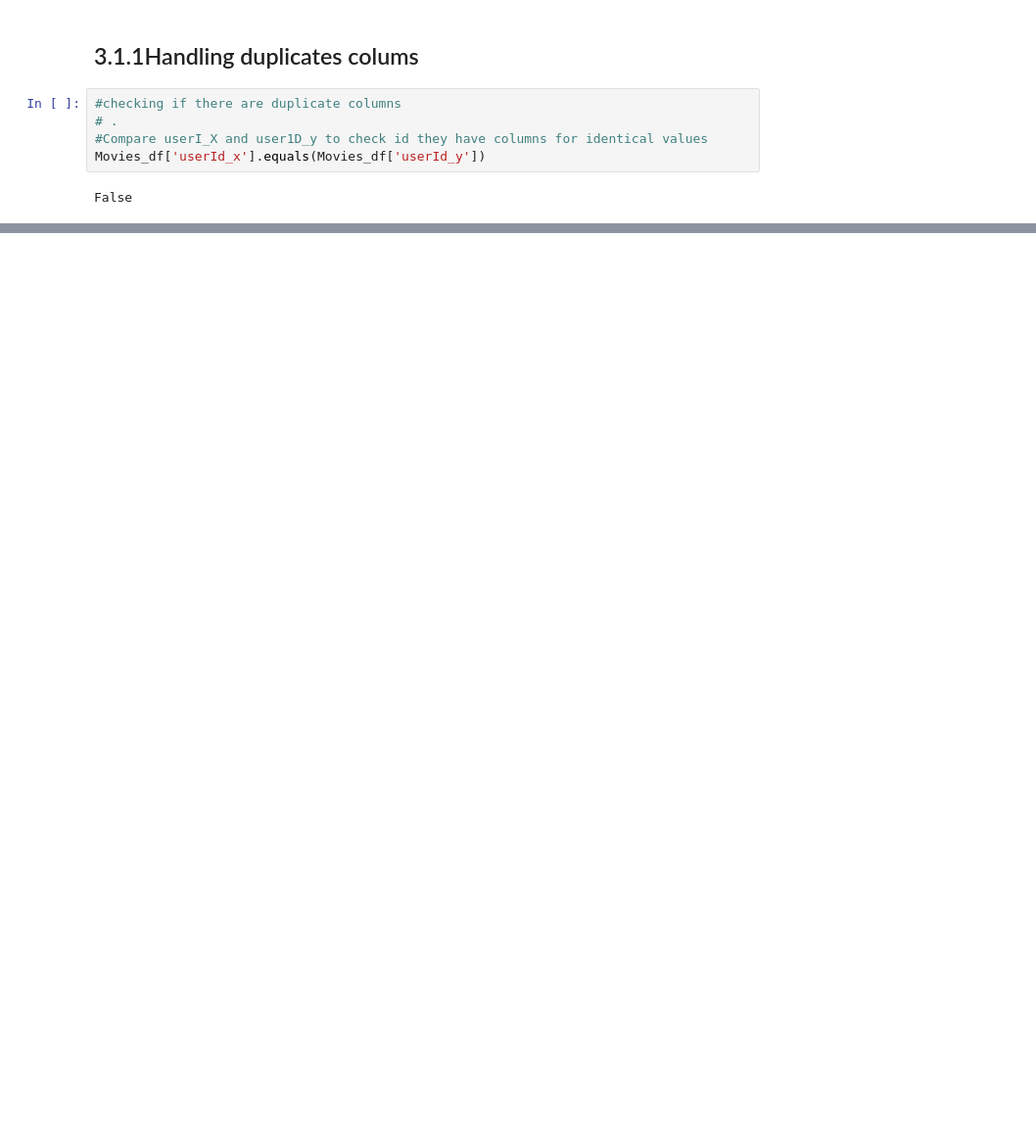
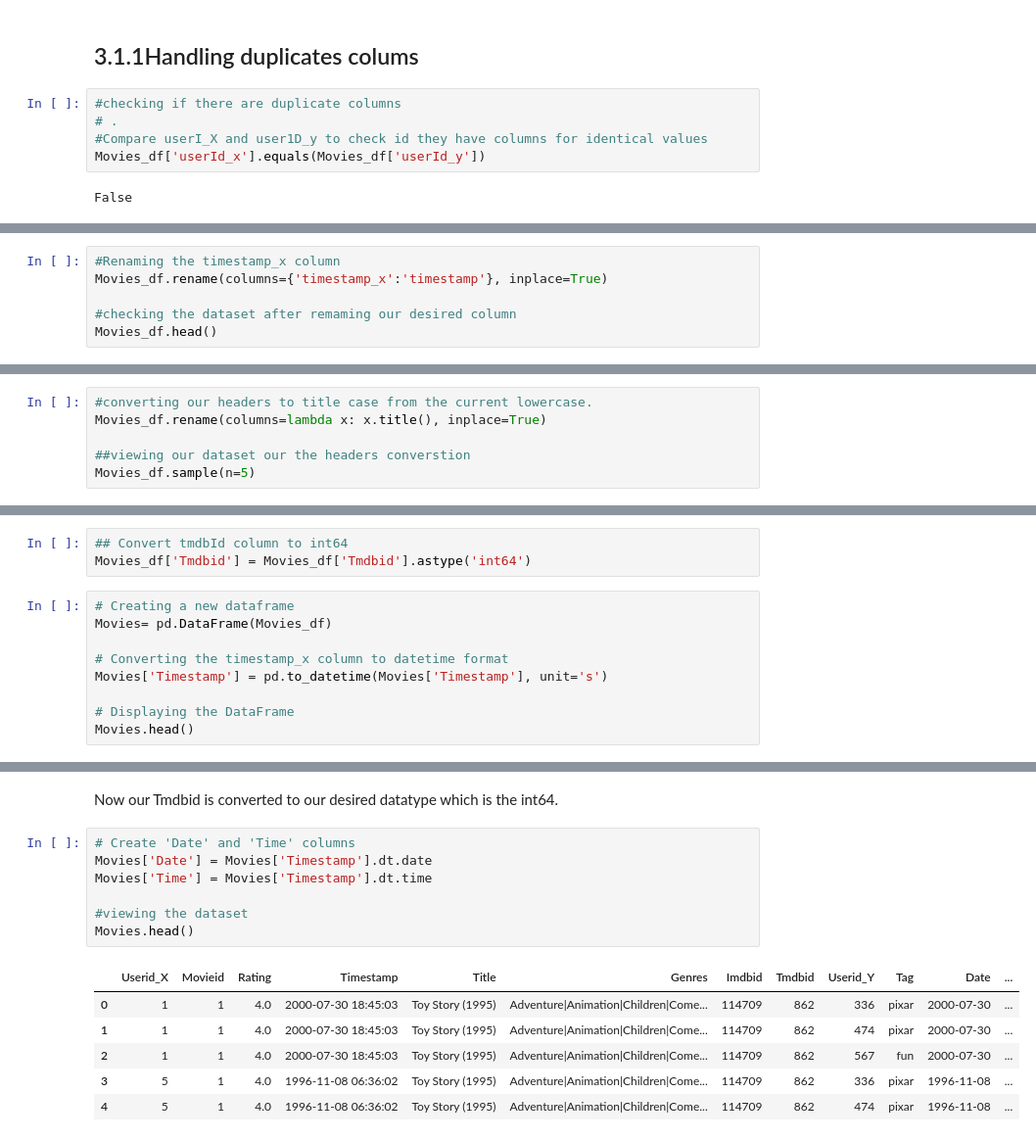
Before and after one commit to ruth-kitasi/Movielens-Recommendation-System, a Jupyter notebook: index.ipynb, the cells around one changed output, grey strips where cells are left out. Shown: that part at 98% size. Drawn from its saved outputs; the diff is of its cells as text; blank space fills up the shorter version.

Commit message:
continuation of data cleaning

```diff
--- a/index.ipynb
+++ b/index.ipynb
@@ -418,0 +448,6 @@ False
+# %%
+#Renaming the timestamp_x column
+Movies_df.rename(columns={'timestamp_x':'timestamp'}, inplace=True)
+
+#checking the dataset after remaming our desired column
+Movies_df.head()
@@ -418,0 +463,6 @@ False
+# %%
+#converting our headers to title case from the current lowercase.
+Movies_df.rename(columns=lambda x: x.title(), inplace=True)
+
+##viewing our dataset our the headers converstion
+Movies_df.sample(n=5)
@@ -418,0 +508,12 @@ False
+# %%
+## Convert tmdbId column to int64
+Movies_df['Tmdbid'] = Movies_df['Tmdbid'].astype('int64')
+# %%
+# Creating a new dataframe
+Movies= pd.DataFrame(Movies_df)
+
+# Converting the timestamp_x column to datetime format
+Movies['Timestamp'] = pd.to_datetime(Movies['Timestamp'], unit='s')
+
+# Displaying the DataFrame
+Movies.head()
@@ -418,0 +527,16 @@ False
+# %% [markdown]
+Now our Tmdbid is converted to our desired datatype which is the int64.
+# %%
+# Create 'Date' and 'Time' columns
+Movies['Date'] = Movies['Timestamp'].dt.date
+Movies['Time'] = Movies['Timestamp'].dt.time
+
+#viewing the dataset
+Movies.head()
+# %% [output]
+|  | Userid_X | Movieid | Rating | Timestamp | Title | Genres | Imdbid | Tmdbid | Userid_Y | Tag | Date | ... |
+| 0 | 1 | 1 | 4.0 | 2000-07-30 18:45:03 | Toy Story (1995) | Adventure|Animation|Children|Come... | 114709 | 862 | 336 | pixar | 2000-07-30 | ... |
+| 1 | 1 | 1 | 4.0 | 2000-07-30 18:45:03 | Toy Story (1995) | Adventure|Animation|Children|Come... | 114709 | 862 | 474 | pixar | 2000-07-30 | ... |
+| 2 | 1 | 1 | 4.0 | 2000-07-30 18:45:03 | Toy Story (1995) | Adventure|Animation|Children|Come... | 114709 | 862 | 567 | fun | 2000-07-30 | ... |
+| 3 | 5 | 1 | 4.0 | 1996-11-08 06:36:02 | Toy Story (1995) | Adventure|Animation|Children|Come... | 114709 | 862 | 336 | pixar | 1996-11-08 | ... |
+| 4 | 5 | 1 | 4.0 | 1996-11-08 06:36:02 | Toy Story (1995) | Adventure|Animation|Children|Come... | 114709 | 862 | 474 | pixar | 1996-11-08 | ... |
```
Also changed, not shown: parts of 25 cells of this notebook.
